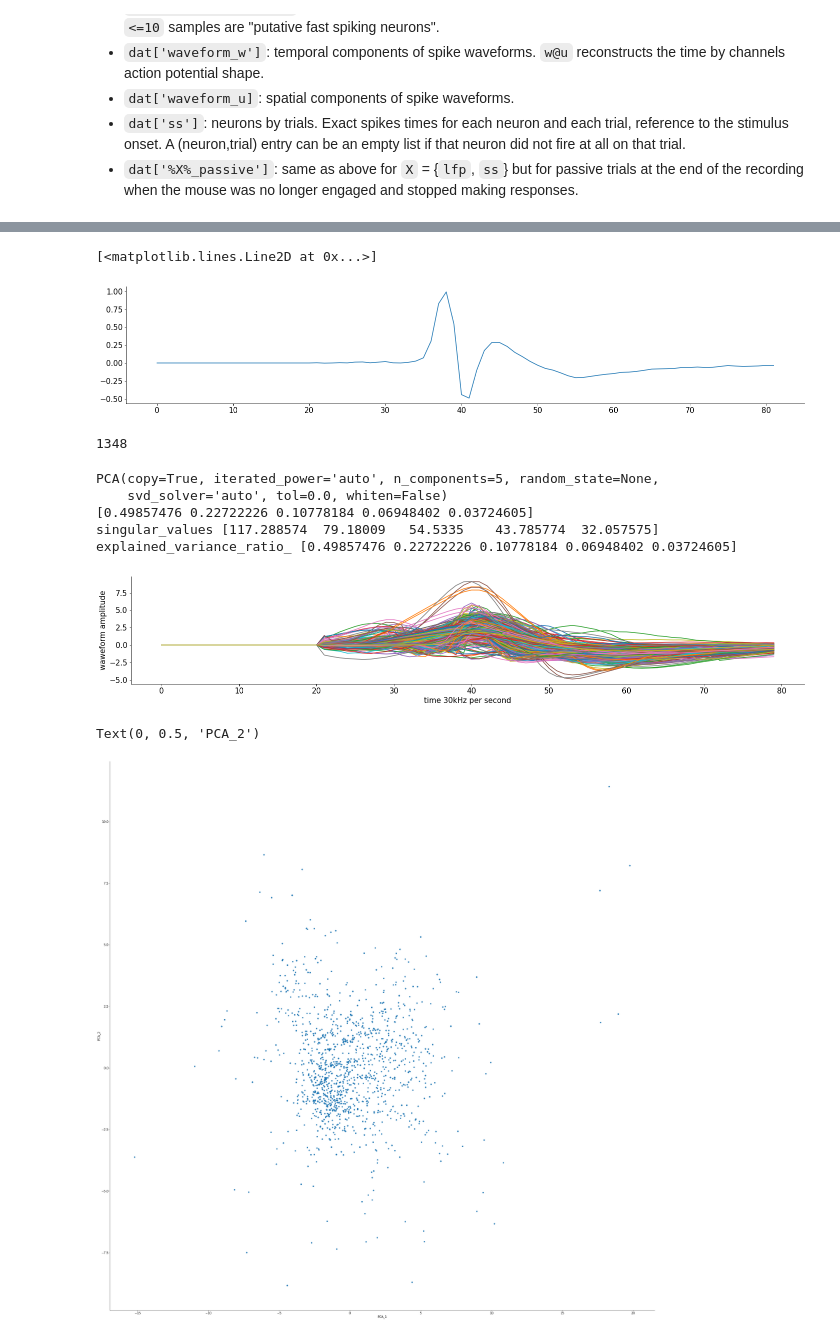
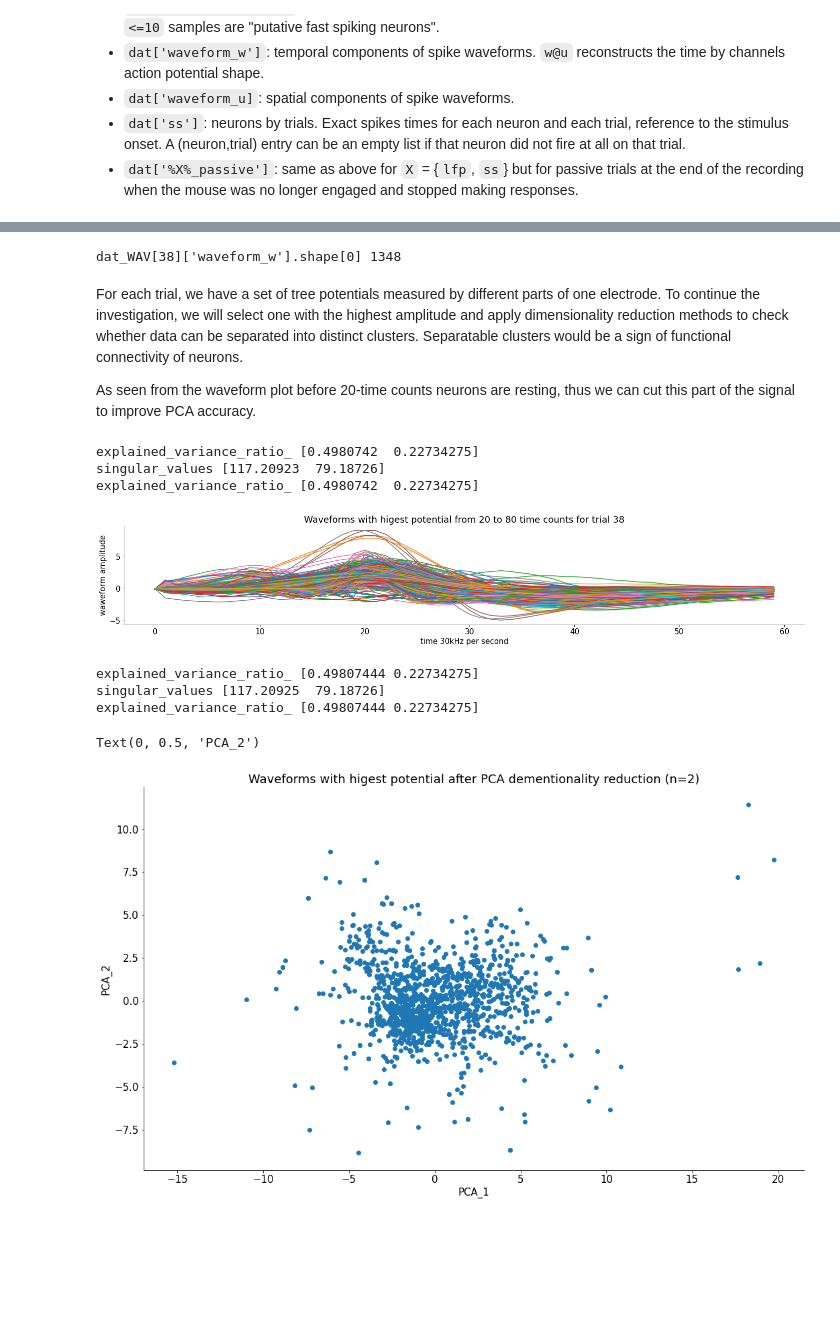
Before and after one commit to 2walkingfish/Neuromatch_Project_133, a Jupyter notebook: Explore_steinmetz_extra_dataset.ipynb, the cells around one changed output, grey strips where cells are left out. Drawn from its saved outputs; the diff is of its cells as text; code cells hidden in the pictures; blank space fills up the shorter version.

```diff
--- a/Explore_steinmetz_extra_dataset.ipynb
+++ b/Explore_steinmetz_extra_dataset.ipynb
@@ -85,4 +149,0 @@ print(dat_LFP[1]['brain_area_lfp'])
-# %%
-for i in range(dat_LFP[1]['lfp'].shape[1]):
-  plt.plot(dat_LFP[1]['lfp'][3][i])
-  plt.show()
@@ -110,6 +175,6 @@ dat_WAV[0]['waveform_w'][0][0].shape
 # %%
-for i in range(0, dat_WAV[38]['waveform_w'].shape[0]):
-
+# all waveforms per experiment dat_WAV[38]['waveform_w'].shape[0]
+for i in range(0, 5):
   plt.plot(dat_WAV[38]['waveform_w'][i])
   plt.show()
 # %% [output]
@@ -125,58 +186,57 @@ KeyboardInterrupt: ignored
-# %%
-plt.plot(dat_WAV[38]['waveform_w'][0,:,2])
-# %% [output]
-[<matplotlib.lines.Line2D at 0x...>]
-[figure, removed]
 # %%
-print(dat_WAV[38]['waveform_w'].shape[0])
+print("dat_WAV[38]['waveform_w'].shape[0]", dat_WAV[38]['waveform_w'].shape[0])
 # %% [output]
-1348
+dat_WAV[38]['waveform_w'].shape[0] 1348
+# %% [markdown]
+For each trial, we have a set of tree potentials measured by different parts of one electrode. To continue the investigation, we will select one with the highest amplitude and apply dimensionality reduction methods to check whether data can be separated into distinct clusters. Separatable clusters would be a sign of functional connectivity of neurons.
+
+As seen from the waveform plot before 20-time counts neurons are resting, thus we can cut this part of the signal to improve PCA accuracy.
 # %%
 selected_trial = 38
-pca = PCA(n_components = 5)
+pca = PCA(n_components = 2)
 
 i_range = range(0, dat_WAV[selected_trial]['waveform_w'].shape[0])
 
-data_stack = np.empty_like(dat_WAV[selected_trial]['waveform_w'][0,0:80,0])
+data_stack = np.empty_like(dat_WAV[selected_trial]['waveform_w'][0,20:80,0])
 for i in i_range:
-  if (dat_WAV[selected_trial]['waveform_w'][i,0:80,0].any()!= np.nan):
-    data_stack =np.vstack((data_stack, dat_WAV[selected_trial]['waveform_w'][i,0:80,0]))
-
-result_pca = pca.fit(data_stack)
-
-print(result_pca)
-
-print(pca.explained_variance_ratio_)
-print('singular_values', pca.singular_values_)
-print('explained_variance_ratio_', pca.explained_variance_ratio_)
+  if (dat_WAV[selected_trial]['waveform_w'][i,20:80,0].any()!= np.nan):
+    data_stack =np.vstack((data_stack, dat_WAV[selected_trial]['waveform_w'][i,20:80,0]))
 
 plt.plot(data_stack.T)
 
 plt.ylabel('waweform amplitude')
 plt.xlabel('time 30kHz per second')
-
+plt.title("Waveforms with higest potential from 20 to 80 time counts for trial 38")
 
 plt.show()
 # %% [output]
-PCA(copy=True, iterated_power='auto', n_components=5, random_state=None,
-    svd_solver='auto', tol=0.0, whiten=False)
-[0.49857476 0.22722226 0.10778184 0.06948402 0.03724605]
-singular_values [117.288574  79.18009   54.5335    43.785774  32.057575]
-explained_variance_ratio_ [0.49857476 0.22722226 0.10778184 0.06948402 0.03724605]
+explained_variance_ratio_ [0.4980742  0.22734275]
+singular_values [117.20923  79.18726]
+explained_variance_ratio_ [0.4980742  0.22734275]
-[figure, old version]
+[figure, new version]
+# %%
+result_pca = pca.fit(data_stack)
+
+print('explained_variance_ratio_', pca.explained_variance_ratio_)
+print('singular_values', pca.singular_values_)
+print('explained_variance_ratio_', pca.explained_variance_ratio_)
+# %% [output]
+explained_variance_ratio_ [0.49807444 0.22734275]
+singular_values [117.20925  79.18726]
+explained_variance_ratio_ [0.49807444 0.22734275]
 # %%
 transformation_results = pca.fit_transform(data_stack)
-# print(result)
 
-plt.figure(figsize=(40,40))
+plt.figure(figsize=(15,15))
 plt.scatter(transformation_results[:,0],transformation_results[:,1])
-# plt.gca().set_aspect('equal', adjustable='box')
+plt.gca().set_aspect('equal', adjustable='box')
+plt.title("Waveforms with higest potential after PCA dementionality reduction (n=2)")
 
 plt.xlabel('PCA_1')
 plt.ylabel('PCA_2')
 # %% [output]
 Text(0, 0.5, 'PCA_2')
-[figure, old version]
+[figure, new version]
 # %%
 prinsipal_components = pca.fit(data_stack)
 prinsipal_components.get_params
```
Also changed, not shown: parts of 29 cells of this notebook.
